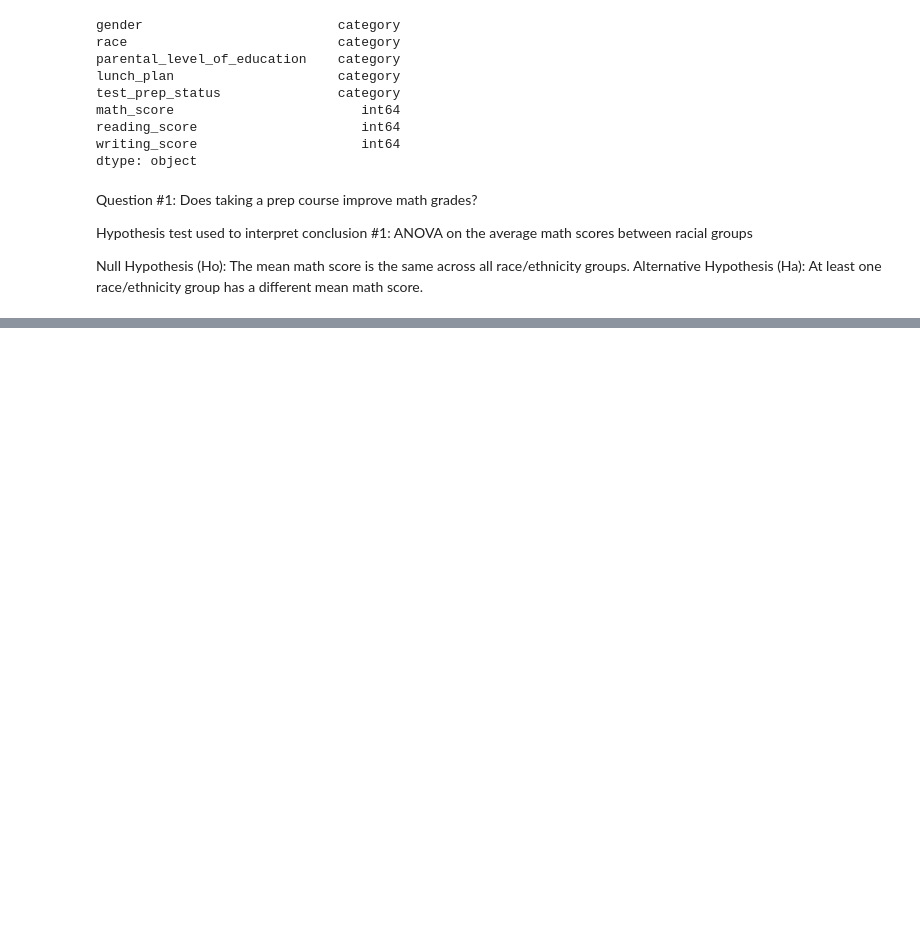
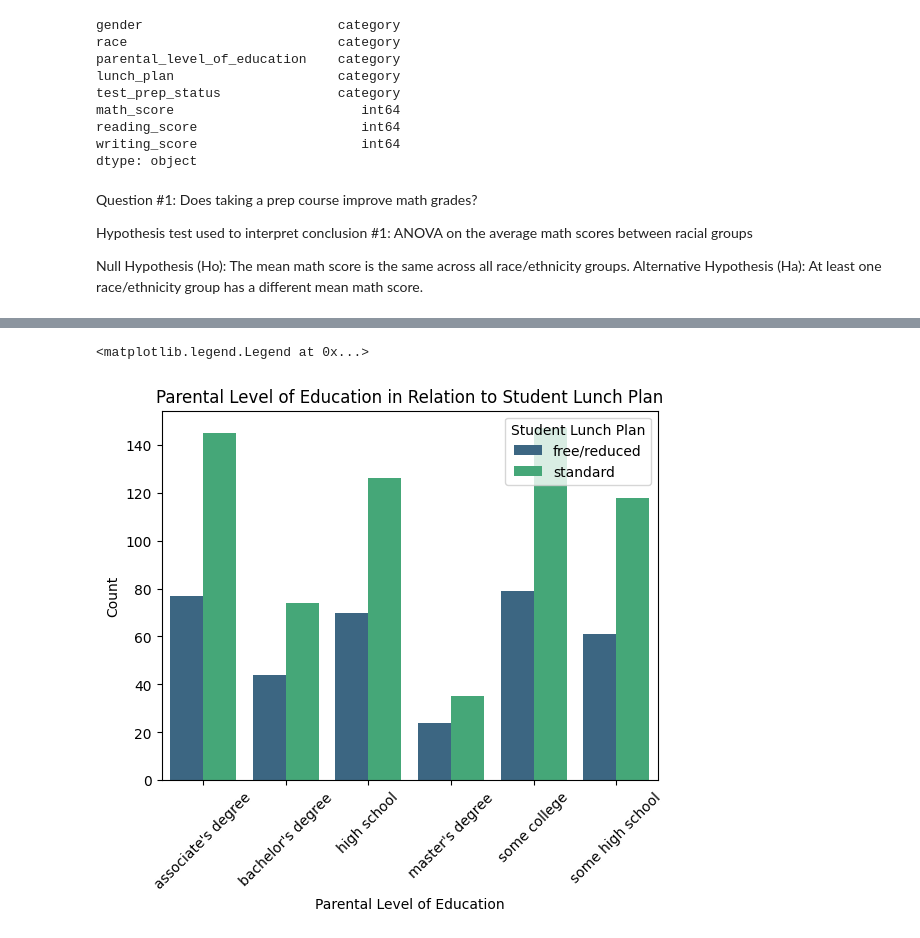
Before and after one commit to sli12347-bit/sli12347-bit.github.io, a Jupyter notebook: notebooks/checkpoint2.ipynb, the cells around one changed output, grey strips where cells are left out. Cells and saved outputs as stored; diff of their text form; code cells hidden in the pictures; blank space fills up the shorter version.

```diff
--- a/notebooks/checkpoint2.ipynb
+++ b/notebooks/checkpoint2.ipynb
@@ -132,0 +212,11 @@ This box plot suggests that math performance varies significantly across racial/
+# %%
+# Plotting relationship between parental level of education and lunch plan
+sns.countplot(data = df, x = "parental_level_of_education", hue = "lunch_plan", palette = "viridis")
+plt.xticks(rotation = 45)
+plt.xlabel("Parental Level of Education")
+plt.ylabel("Count")
+plt.title("Parental Level of Education in Relation to Student Lunch Plan")
+plt.legend(title = "Student Lunch Plan")
+# %% [output]
+<matplotlib.legend.Legend at 0x...>
+[figure, added]
```
Also changed, not shown: parts of 13 cells of this notebook.
